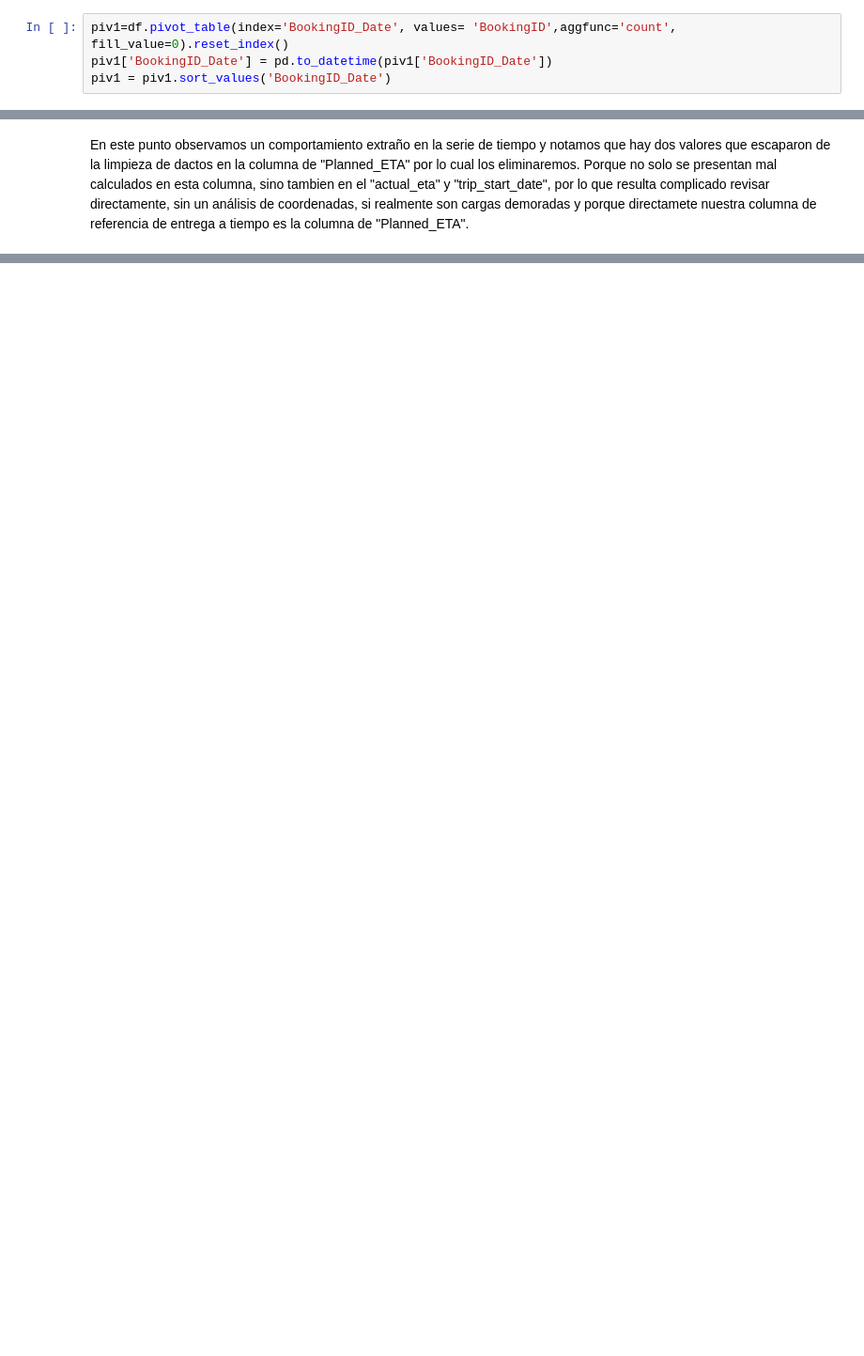
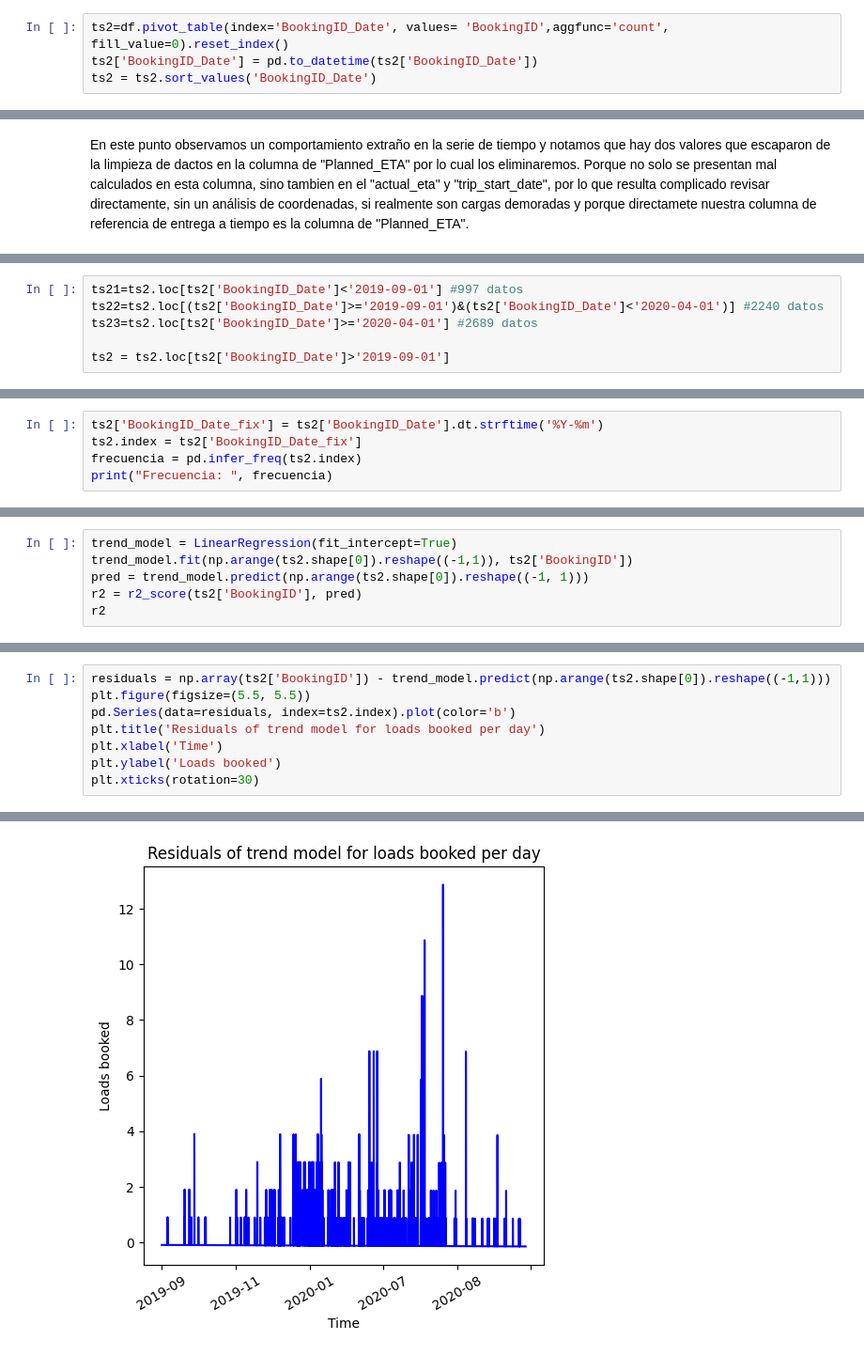
Before and after one commit to Karen22g/jbook_ml202330, a Jupyter notebook: _sources/data.ipynb, the cells around one changed output, grey strips where cells are left out. Shown at 94% size. Saved outputs shown, nothing was run; the diff lists cells and outputs as text; blank space fills up the shorter version.

```diff
--- a/_sources/data.ipynb
+++ b/_sources/data.ipynb
@@ -249,8 +223,8 @@ Se observa en esta serie de tiempo que una primera parte del tiempo la empresa m
 # %% [markdown]
 ### Cargas reservadas al día por los despachadores
 # %%
-piv1=df.pivot_table(index='BookingID_Date', values= 'BookingID',aggfunc='count', fill_value=0).reset_index()
-piv1['BookingID_Date'] = pd.to_datetime(piv1['BookingID_Date'])
-piv1 = piv1.sort_values('BookingID_Date')
+ts2=df.pivot_table(index='BookingID_Date', values= 'BookingID',aggfunc='count', fill_value=0).reset_index()
+ts2['BookingID_Date'] = pd.to_datetime(ts2['BookingID_Date'])
+ts2 = ts2.sort_values('BookingID_Date')
 # %%
 fig, ax = plt.subplots(figsize=(12, 6))
@@ -309,0 +296,6 @@ plt.show()
+# %%
+ts21=ts2.loc[ts2['BookingID_Date']<'2019-09-01'] #997 datos
+ts22=ts2.loc[(ts2['BookingID_Date']>='2019-09-01')&(ts2['BookingID_Date']<'2020-04-01')] #2240 datos
+ts23=ts2.loc[ts2['BookingID_Date']>='2020-04-01'] #2689 datos
+
+ts2 = ts2.loc[ts2['BookingID_Date']>'2019-09-01']
@@ -309,0 +308,5 @@ plt.show()
+# %%
+ts2['BookingID_Date_fix'] = ts2['BookingID_Date'].dt.strftime('%Y-%m')
+ts2.index = ts2['BookingID_Date_fix']
+frecuencia = pd.infer_freq(ts2.index)
+print("Frecuencia: ", frecuencia)
@@ -309,0 +333,6 @@ plt.show()
+# %%
+trend_model = LinearRegression(fit_intercept=True)
+trend_model.fit(np.arange(ts2.shape[0]).reshape((-1,1)), ts2['BookingID'])
+pred = trend_model.predict(np.arange(ts2.shape[0]).reshape((-1, 1)))
+r2 = r2_score(ts2['BookingID'], pred)
+r2
@@ -309,0 +341,9 @@ plt.show()
+# %%
+residuals = np.array(ts2['BookingID']) - trend_model.predict(np.arange(ts2.shape[0]).reshape((-1,1)))
+plt.figure(figsize=(5.5, 5.5))
+pd.Series(data=residuals, index=ts2.index).plot(color='b')
+plt.title('Residuals of trend model for loads booked per day')
+plt.xlabel('Time')
+plt.ylabel('Loads booked')
+plt.xticks(rotation=30)
+# %% [output]
@@ -309,0 +359 @@ plt.show()
+[figure, added]
```
Also changed, not shown: parts of 38 cells of this notebook, 10 other files.
